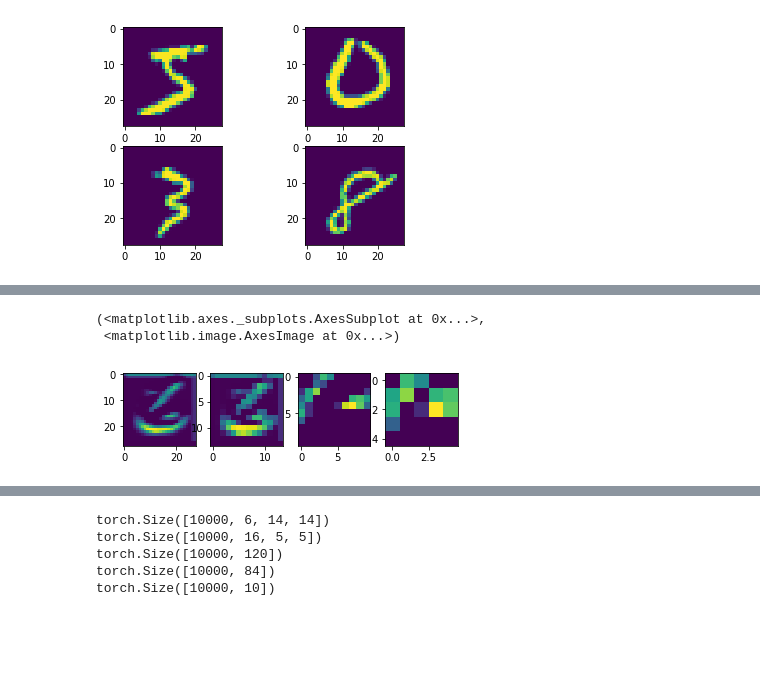
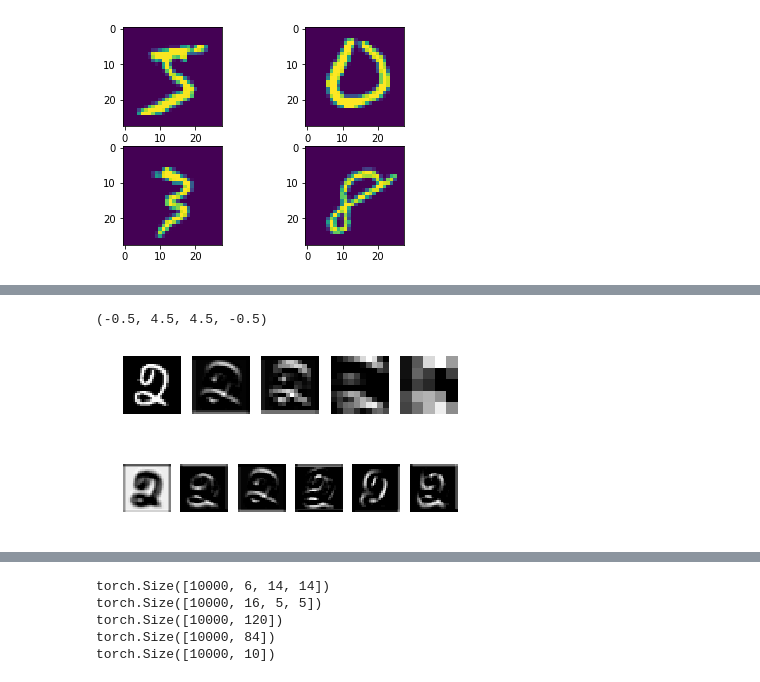
Before and after one commit to zahariaa/h2s, a Jupyter notebook: demo/LeNet-testing.ipynb, the cells around one changed output, grey strips where cells are left out. Drawn from its saved outputs; the diff is of its cells as text; code cells hidden in the pictures; blank space fills up the shorter version.

Commit message:
LeNet-testing: changes from a while ago that added adversarial training and plots to analyze the results

```diff
--- a/demo/LeNet-testing.ipynb
+++ b/demo/LeNet-testing.ipynb
@@ -211,12 +219,26 @@ VGG(
 )
 # %%
-data_grad = inputs.grad.data
-perturbed = fgsm_attack(inputs,epsilon,data_grad).to(device)
-forward_output = net(perturbed)
+use_cuda = torch.cuda.is_available()
+device = torch.device("cuda:0" if use_cuda else "cpu")
+
+inputs, labels = training_batch                              # 'training_batch' is a list
+inputs, labels = inputs.to(device), labels.to(device)
+if epsilon > 0: inputs.requires_grad = True
+# Make gradients zero for parameters 'W', 'b'
+net.zero_grad()
+# forward, backward pass with parameter update
+forward_output = net(inputs)
 loss = loss_func(forward_output, labels)
-loss
-plt.subplot(1,2,1), plt.imshow(inputs[0].squeeze().detach().cpu().numpy())
-plt.subplot(1,2,2), plt.imshow(perturbed[0].squeeze().detach().cpu().numpy())
+loss.backward()
+
+data_grad = inputs.grad
+if epsilon > 0:
+    perturbed = fgsm_attack(inputs,epsilon,data_grad).to(device)
+    forward_output = net(perturbed)
+    loss = loss_func(forward_output, labels)
+    loss
+    plt.subplot(1,2,1), plt.imshow(inputs[0].squeeze().detach().cpu().numpy())
+    plt.subplot(1,2,2), plt.imshow(perturbed[0].squeeze().detach().cpu().numpy())
 # %%
 use_cuda = torch.cuda.is_available()
 device = torch.device("cuda:0" if use_cuda else "cpu")
@@ -349,0 +382,6 @@ Classifier Accuracy:  99.03
+# %%
+for batch_num, training_batch in enumerate(train_loader):
+    # split training data into inputs and labels
+    inputs, labels = training_batch                              # 'training_batch' is a list
+    break
+plt.imshow(inputs[0].squeeze().numpy(), cmap='gray')
@@ -350,14 +391,21 @@ Classifier Accuracy:  99.03
 # %%
 conv1 = torch.relu(net.conv1(inputs.cuda()))
 maxpool1 = net.maxpool1(conv1)
 conv2 = torch.relu(net.conv2(maxpool1))
 maxpool2 = net.maxpool2(conv2)
 
-subplot(1,4,1), plt.imshow(conv1[0,0,:,:].squeeze().detach().cpu().numpy())
-subplot(1,4,2), plt.imshow(maxpool1[0,0,:,:].squeeze().detach().cpu().numpy())
-subplot(1,4,3), plt.imshow(conv2[0,0,:,:].squeeze().detach().cpu().numpy())
-subplot(1,4,4), plt.imshow(maxpool2[0,0,:,:].squeeze().detach().cpu().numpy())
+f=2
+subplot(1,5,1), plt.imshow(inputs[0].squeeze().numpy(), cmap='gray'); plt.axis('off')
+subplot(1,5,2), plt.imshow(conv1[0,f,:,:].squeeze().detach().cpu().numpy(), cmap='gray'); plt.axis('off')
+subplot(1,5,3), plt.imshow(maxpool1[0,f,:,:].squeeze().detach().cpu().numpy(), cmap='gray'); plt.axis('off')
+subplot(1,5,4), plt.imshow(conv2[0,f,:,:].squeeze().detach().cpu().numpy(), cmap='gray'); plt.axis('off')
+subplot(1,5,5), plt.imshow(maxpool2[0,f,:,:].squeeze().detach().cpu().numpy(), cmap='gray'); plt.axis('off')
 # %% [output]
-(<matplotlib.axes._subplots.AxesSubplot at 0x...>,
- <matplotlib.image.AxesImage at 0x...>)
+(-0.5, 4.5, 4.5, -0.5)
-[figure, old version]
+[figure, new version]
+# %%
+nf = conv1[0,:,:,:].size(0)
+for f in range(nf):
+    subplot(1,nf,f+1), plt.imshow(conv1[0,f,:,:].squeeze().detach().cpu().numpy(), cmap='gray'); plt.axis('off')
+# %% [output]
+[figure, added]
```
Also changed, not shown: parts of 13 cells of this notebook.
